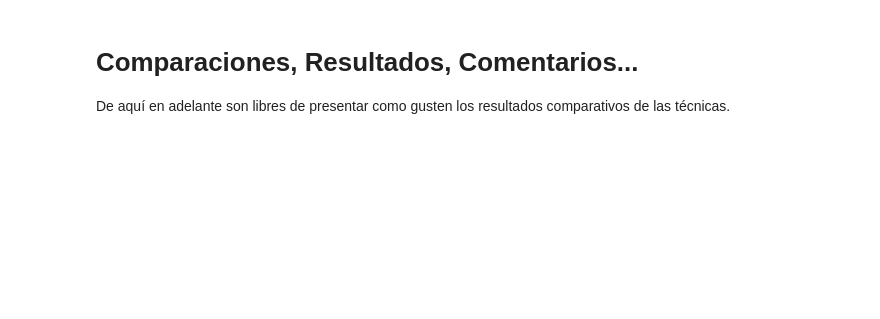
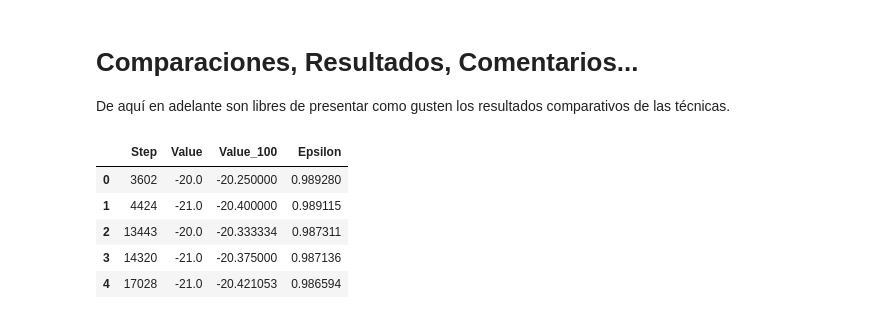
Before and after one commit to fededemo/ObligatorioTallerIA, a Jupyter notebook: Obligatorio_2022_Letra.ipynb, the cells around one changed output. Saved outputs shown, nothing was run; the diff lists cells and outputs as text; code cells hidden in the pictures; blank space fills up the shorter version.

```diff
--- a/Obligatorio_2022_Letra.ipynb
+++ b/Obligatorio_2022_Letra.ipynb
@@ -381,14 +412,20 @@ De aquí en adelante son libres de presentar como gusten los resultados comparat
 # %%
 '''
 Import data generated by Tensorboard
 '''
-
-dqn_reward = pd.merge(pd.read_csv('data/run-dqn_run-tag-reward.csv')[['Step','Value']],
+dqn_data = pd.merge(pd.read_csv('data/run-dqn_run-tag-reward.csv')[['Step','Value']],
     pd.read_csv('data/run-dqn_run-tag-reward_100.csv')[['Step','Value']].rename(columns={'Value':'Value_100'}),
     on='Step')
-dqn_double_reward = pd.merge(pd.read_csv('data/run-dqn_double_run-tag-reward.csv')[['Step','Value']],
-    pd.read_csv('data/run-dqn_double_run-tag-reward_100.csv')[['Step','Value']].rename(columns={'Value':'Value_100'}),
+
+dqn_data = pd.merge(dqn_data,
+    pd.read_csv('data/run-dqn_run-tag-epsilon.csv')[['Step','Value']].rename(columns={'Value':'Epsilon'}),
     on='Step')
-dqn_epsilon = pd.read_csv('data/run-dqn_run-tag-epsilon.csv')[['Step','Value']].rename(columns={'Value':'Epsilon'})
 
-dqn_double_epsilon = pd.read_csv('data/run-dqn_double_run-tag-epsilon.csv')[['Step','Value']].rename(columns={'Value':'Epsilon'})
+dqn_data.head(5)
+# %% [output]
+|  | Step | Value | Value_100 | Epsilon |
+| 0 | 3602 | -20.0 | -20.250000 | 0.989280 |
+| 1 | 4424 | -21.0 | -20.400000 | 0.989115 |
+| 2 | 13443 | -20.0 | -20.333334 | 0.987311 |
+| 3 | 14320 | -21.0 | -20.375000 | 0.987136 |
+| 4 | 17028 | -21.0 | -20.421053 | 0.986594 |
```
Also changed, not shown: parts of 38 cells of this notebook, 6 other files.
